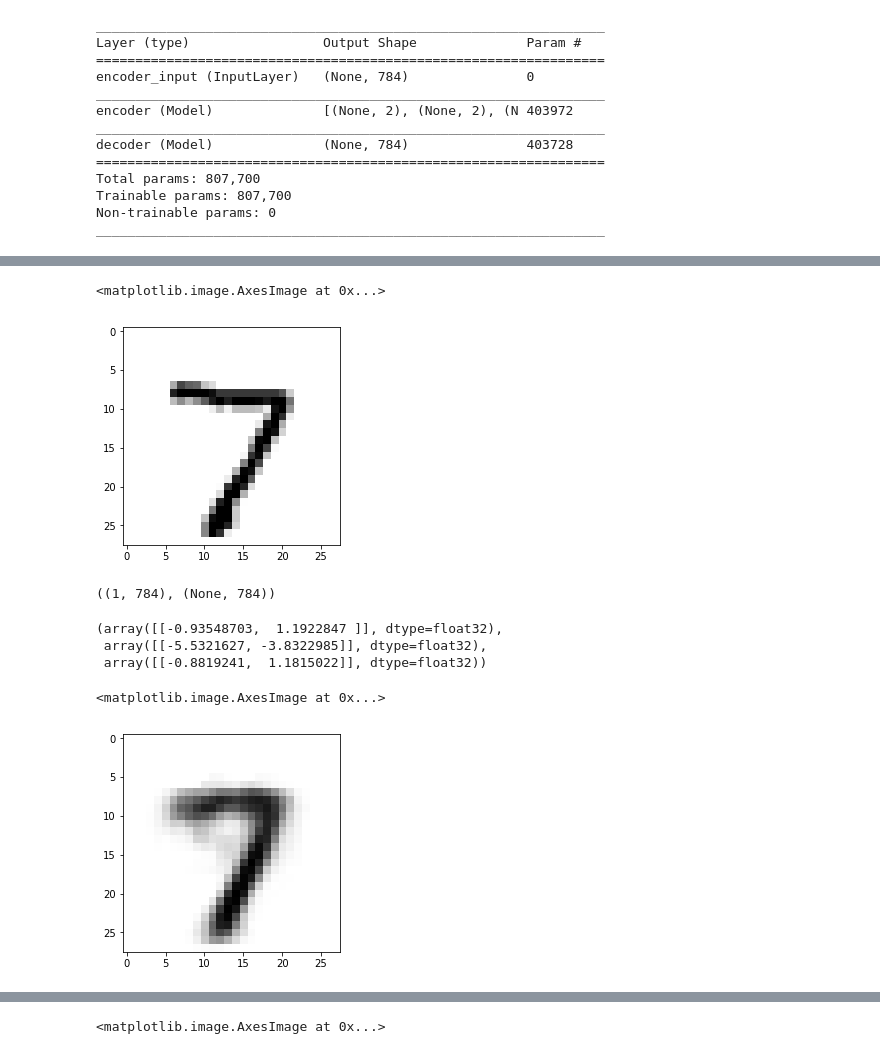
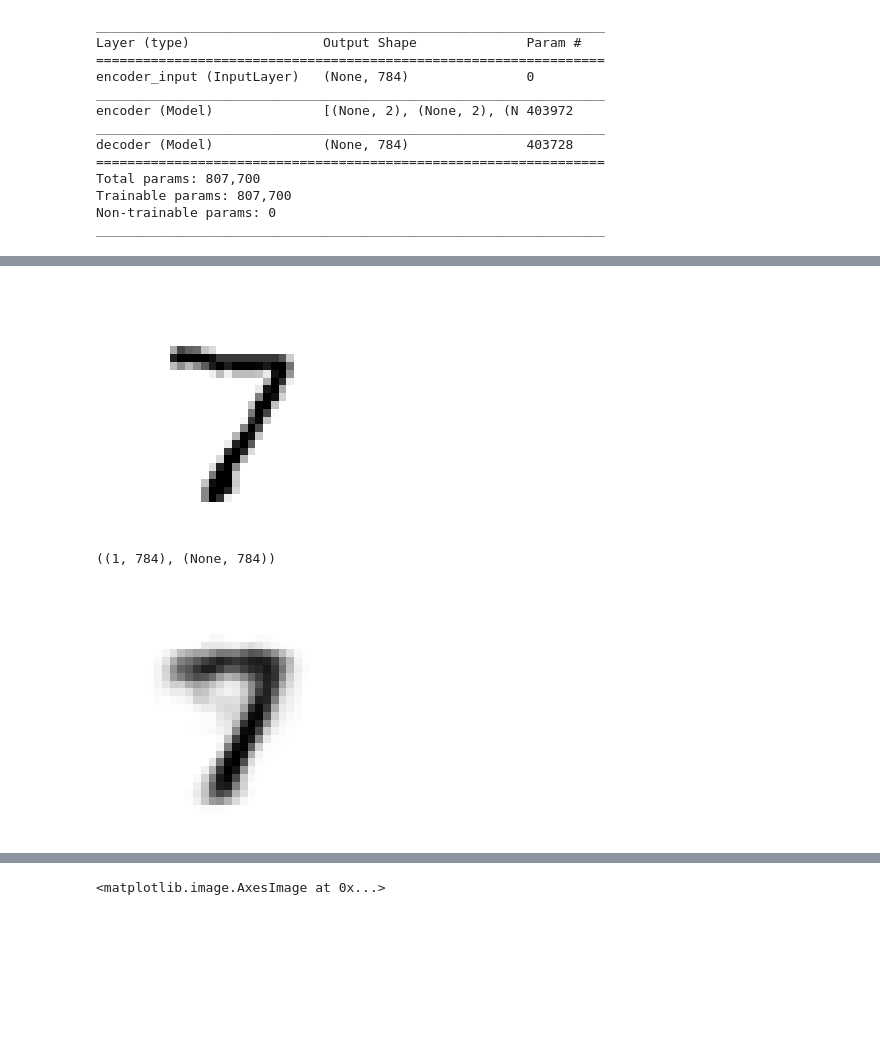
Before and after one commit to piyush01123/VAE-MNIST-Keras, a Jupyter notebook: VAE.ipynb, the cells around one changed output, grey strips where cells are left out. Saved outputs shown, nothing was run; the diff lists cells and outputs as text; code cells hidden in the pictures; blank space fills up the shorter version.

```diff
--- a/VAE.ipynb
+++ b/VAE.ipynb
@@ -155,9 +152,11 @@ vae.load_weights('vae_mlp_mnist_latent_dim_2.h5')
 # %%
+plt.ioff()
 img = np.reshape(x_test[0], (image_size, image_size))
+plt.axis('off')
 plt.imshow(img, cmap = 'gray_r')
+plt.savefig('seven_original.png')
 # %% [output]
-<matplotlib.image.AxesImage at 0x...>
-[figure, old version]
+[figure, new version]
 # %%
 encoder_input = np.expand_dims(x_test[0], axis = 0)
 # %%
@@ -166,16 +165,13 @@ encoder_input.shape, encoder.input_shape
 ((1, 784), (None, 784))
 # %%
 mean, var, z = encoder.predict(encoder_input)
-# %%
-mean, var, z
-# %% [output]
-(array([[-0.93548703,  1.1922847 ]], dtype=float32),
- array([[-5.5321627, -3.8322985]], dtype=float32),
- array([[-0.8819241,  1.1815022]], dtype=float32))
 # %%
 decoded_output = decoder.predict(mean)
 # %%
+plt.ioff()
+img = np.reshape(x_test[0], (image_size, image_size))
+plt.axis('off')
 plt.imshow(np.reshape(decoded_output, (image_size, image_size)), cmap = 'gray_r')
+plt.savefig('seven_reproduced.png')
 # %% [output]
-<matplotlib.image.AxesImage at 0x...>
-[figure, old version]
+[figure, new version]
```
Also changed, not shown: parts of 5 cells of this notebook, 6 other files.
